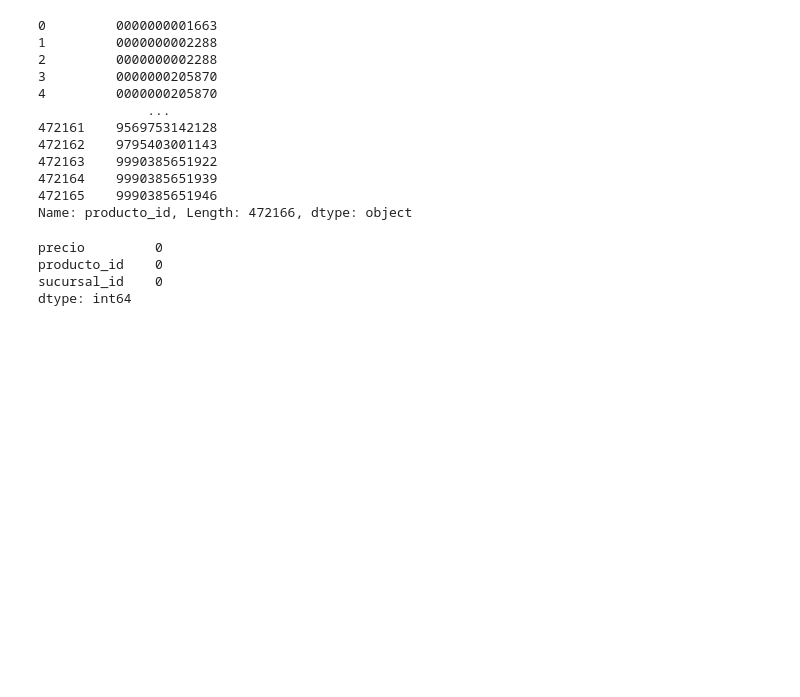
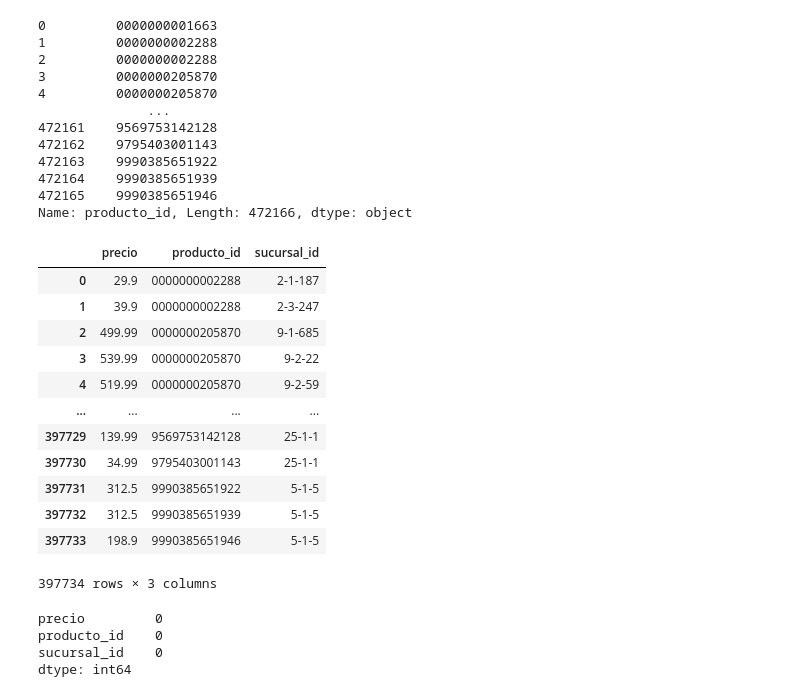
Before and after one commit to Martu-t/Martha-Tarantino-DSH-PI_DE, a Jupyter notebook: pipeline.ipynb, the cells around one changed output. Saved outputs shown, nothing was run; the diff lists cells and outputs as text; code cells hidden in the pictures; blank space fills up the shorter version.

```diff
--- a/pipeline.ipynb
+++ b/pipeline.ipynb
@@ -88,6 +82,22 @@ Name: producto_id, Length: 472166, dtype: object
 # %%
 #dataset precio semana 2
 precio_semana2 = pd.read_json(dataset2)
+# %%
+precio_semana2
+# %% [output]
+|  | precio | producto_id | sucursal_id |
+| 0 | 29.9 | 0000000002288 | 2-1-187 |
+| 1 | 39.9 | 0000000002288 | 2-3-247 |
+| 2 | 499.99 | 0000000205870 | 9-1-685 |
+| 3 | 539.99 | 0000000205870 | 9-2-22 |
+| 4 | 519.99 | 0000000205870 | 9-2-59 |
+| ... | ... | ... | ... |
+| 397729 | 139.99 | 9569753142128 | 25-1-1 |
+| 397730 | 34.99 | 9795403001143 | 25-1-1 |
+| 397731 | 312.5 | 9990385651922 | 5-1-5 |
+| 397732 | 312.5 | 9990385651939 | 5-1-5 |
+| 397733 | 198.9 | 9990385651946 | 5-1-5 |
+397734 rows × 3 columns
 # %%
 #se buscan valores nulos en dataframe 2
 busca_nulos(precio_semana2)
```
Also changed, not shown: parts of 27 cells of this notebook.
